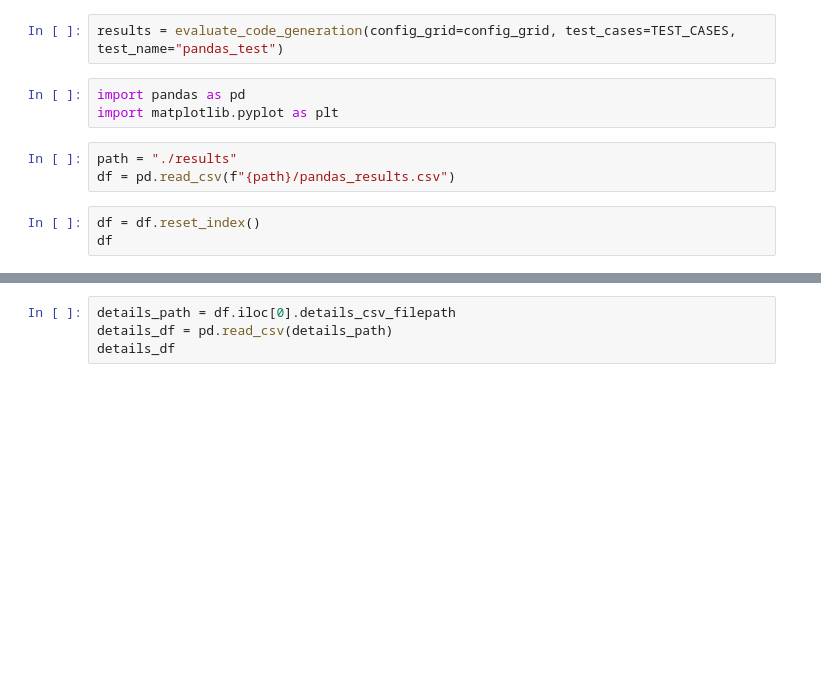
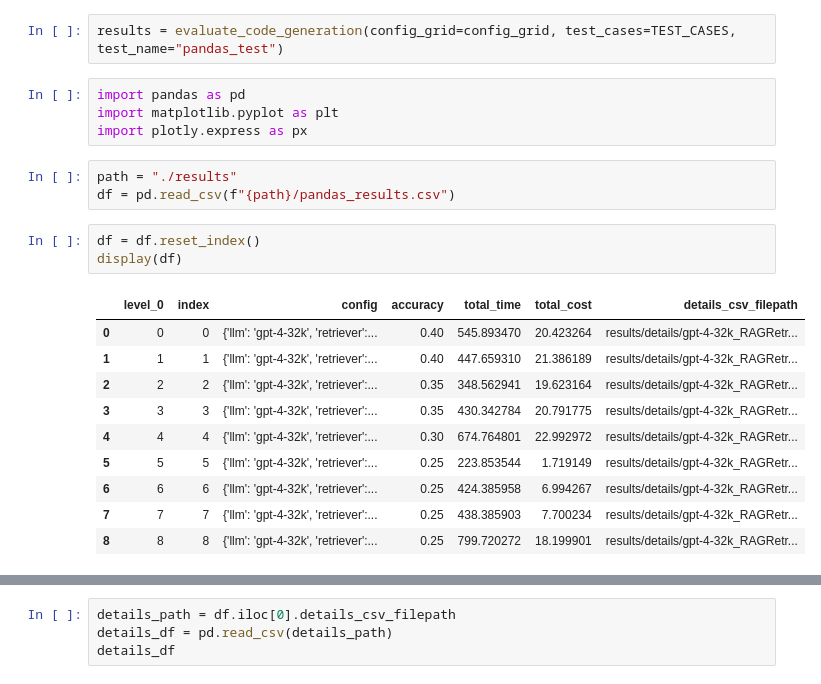
Before and after one commit to Andre-Gilbert/llms-using-rag-for-docs, a Jupyter notebook: evaluation.ipynb, the cells around one changed output, grey strips where cells are left out. Cells and saved outputs as stored; diff of their text form; blank space fills up the shorter version.

```diff
--- a/evaluation.ipynb
+++ b/evaluation.ipynb
@@ -59,12 +59,24 @@ results = evaluate_code_generation(config_grid=config_grid, test_cases=TEST_CASE
 # %%
 import pandas as pd
 import matplotlib.pyplot as plt
+import plotly.express as px
 # %%
 path = "./results"
 df = pd.read_csv(f"{path}/pandas_results.csv")
 # %%
 df = df.reset_index()
-df
+display(df)
+# %% [output]
+|  | level_0 | index | config | accuracy | total_time | total_cost | details_csv_filepath |
+| 0 | 0 | 0 | {'llm': 'gpt-4-32k', 'retriever':... | 0.40 | 545.893470 | 20.423264 | results/details/gpt-4-32k_RAGRetr... |
+| 1 | 1 | 1 | {'llm': 'gpt-4-32k', 'retriever':... | 0.40 | 447.659310 | 21.386189 | results/details/gpt-4-32k_RAGRetr... |
+| 2 | 2 | 2 | {'llm': 'gpt-4-32k', 'retriever':... | 0.35 | 348.562941 | 19.623164 | results/details/gpt-4-32k_RAGRetr... |
+| 3 | 3 | 3 | {'llm': 'gpt-4-32k', 'retriever':... | 0.35 | 430.342784 | 20.791775 | results/details/gpt-4-32k_RAGRetr... |
+| 4 | 4 | 4 | {'llm': 'gpt-4-32k', 'retriever':... | 0.30 | 674.764801 | 22.992972 | results/details/gpt-4-32k_RAGRetr... |
+| 5 | 5 | 5 | {'llm': 'gpt-4-32k', 'retriever':... | 0.25 | 223.853544 | 1.719149 | results/details/gpt-4-32k_RAGRetr... |
+| 6 | 6 | 6 | {'llm': 'gpt-4-32k', 'retriever':... | 0.25 | 424.385958 | 6.994267 | results/details/gpt-4-32k_RAGRetr... |
+| 7 | 7 | 7 | {'llm': 'gpt-4-32k', 'retriever':... | 0.25 | 438.385903 | 7.700234 | results/details/gpt-4-32k_RAGRetr... |
+| 8 | 8 | 8 | {'llm': 'gpt-4-32k', 'retriever':... | 0.25 | 799.720272 | 18.199901 | results/details/gpt-4-32k_RAGRetr... |
 # %%
 df.plot(kind='bar', x='index', y='accuracy', legend=False)
 plt.title('Accuracy for solving test cases')
```
Also changed, not shown: parts of 6 cells of this notebook, 5 other files.
